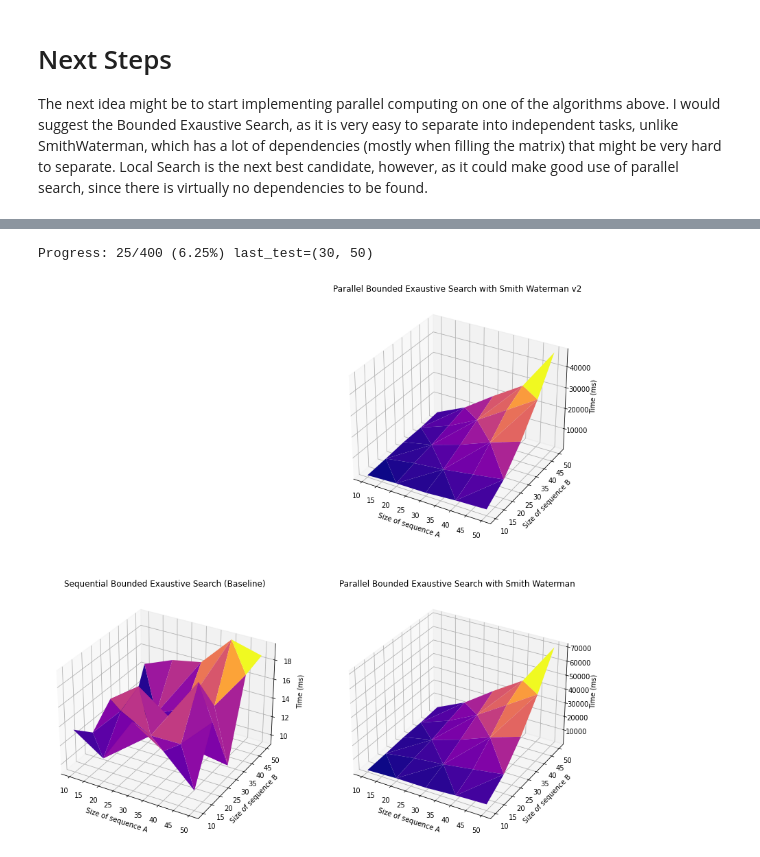
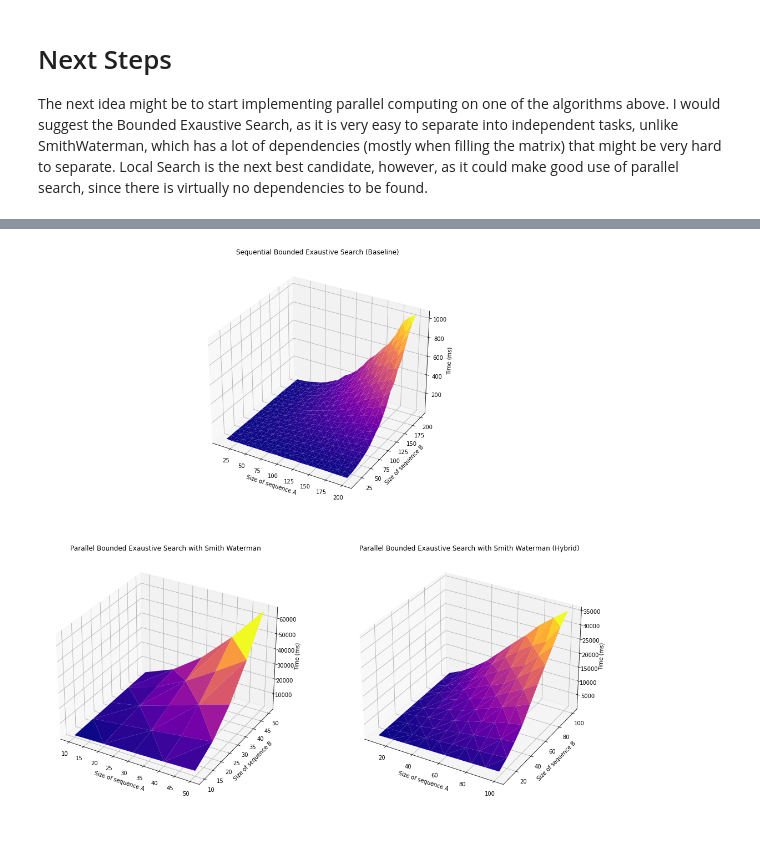
Before and after one commit to CEDipEngineering/Supercomp, a Jupyter notebook: DNAProject/analyser.ipynb, the cells around one changed output, grey strips where cells are left out. Cells and saved outputs as stored; diff of their text form; code cells hidden in the pictures.

Commit message:
Experiments run.

```diff
--- a/DNAProject/analyser.ipynb
+++ b/DNAProject/analyser.ipynb
@@ -56,3 +24,17 @@ def gen_seq(n, m):
+# %%
+import os
+import pandas as pd
+import time
+import subprocess
+import numpy as np
+import matplotlib.pyplot as plt
+import pickle
+from mpl_toolkits.mplot3d import Axes3D
+import random
+from analyser import Test
+
+with open('/home/user/Supercomp/DNAProject/cache.pickle', 'rb') as f:
+    time_dict = pickle.load(f)
 # %% [markdown]
 # Testing
 
@@ -291,40 +200,3 @@ ax.set_title('Parallel Local Search');
-# %%
-exe = ['Sequential/BoundedExaustiveSearch/main', 'Parallel/GPU/main', 'Parallel/GPU2/main']
-
-try:
-    with open('cache_par_gpu.pickle', 'rb') as f:
-        time_dict = pickle.load(f)
-except Exception:
-    time_dict = {}
-    for x in exe:
-        time_dict[x] = []
-    progress = 0
-    for i in test_list:
-        with open(i, 'r') as f:
-            r = f.read()
-        size_a, size_b = r.split('\n')[0:2]
-        size_a = int(size_a)
-        size_b = int(size_b)
-        sub_list = []
-        repeats = 3
-        if exe != 'Parallel/GPU2/main':
-            if size_a > 50 or size_b > 50:
-                continue
-        for ex in exe:
-            for _ in range(repeats):
-                start=time.perf_counter()
-                subprocess.run(['./'+ex], input=r, text=True, capture_output=True)
-                end=time.perf_counter()
-                sub_list.append((end-start)*1000)
-                # print(f"File {ex} took {(end-start)*1000000:0.2f}us to run on input {i}")
-            time_dict[ex].append(Test(i, size_a, size_b, np.mean(sub_list)))
-        # print("Done with ", i)
-        progress += 1
-        print(f"\rProgress: {progress}/{len(test_list)} ({100*progress/len(test_list):.02f}%) last_test=({size_a}, {size_b})", end='\r')
-    with open('cache_par_gpu.pickle', 'wb') as f:
-        pickle.dump(time_dict, f)
-# %% [output]
-Progress: 25/400 (6.25%) last_test=(30, 50)
 # %%
 # Sequential Search
 experiment_list = list(map(lambda x: x.__dict__ ,time_dict['Sequential/BoundedExaustiveSearch/main']))
@@ -336,8 +208,8 @@ for d in experiment_list:
     for k,v in d.items():
         congregated[k].append(v)
 df = pd.DataFrame(congregated).sort_values('time',ascending=False).reset_index().drop('index', axis=1)
-fig = plt.figure(figsize=(14,29))
-ax = fig.add_subplot(121, projection='3d')
+fig = plt.figure(figsize=(18,18))
+ax = fig.add_subplot(211, projection='3d')
 ax.plot_trisurf(df['size_a'], df['size_b'], df['time'], cmap='plasma')
 ax.set_xlabel('Size of sequence A')
 ax.set_ylabel('Size of sequence B')
@@ -347,35 +219,35 @@ ax.set_title('Sequential Bounded Exaustive Search (Baseline)')
 # Parallel Search
 experiment_list = list(map(lambda x: x.__dict__ ,time_dict['Parallel/GPU/main']))
 experiment_list
 congregated = {}
 for k in list(experiment_list[0]):
     congregated[k] = []
 for d in experiment_list:
     for k,v in d.items():
         congregated[k].append(v)
 df = pd.DataFrame(congregated).sort_values('time',ascending=False).reset_index().drop('index', axis=1)
-ax = fig.add_subplot(122, projection='3d')
+ax = fig.add_subplot(223, projection='3d')
 ax.plot_trisurf(df['size_a'], df['size_b'], df['time'], cmap='plasma')
 ax.set_xlabel('Size of sequence A')
 ax.set_ylabel('Size of sequence B')
 ax.set_zlabel('Time (ms)')
 ax.set_title('Parallel Bounded Exaustive Search with Smith Waterman');
 
 # Parallel Search
-experiment_list = list(map(lambda x: x.__dict__ ,time_dict['Parallel/GPU2/main']))
+experiment_list = list(map(lambda x: x.__dict__ ,time_dict['Parallel/Hybrid/main']))
 experiment_list
 congregated = {}
 for k in list(experiment_list[0]):
     congregated[k] = []
 for d in experiment_list:
     for k,v in d.items():
         congregated[k].append(v)
 df = pd.DataFrame(congregated).sort_values('time',ascending=False).reset_index().drop('index', axis=1)
-ax = fig.add_subplot(222, projection='3d')
+ax = fig.add_subplot(224, projection='3d')
 ax.plot_trisurf(df['size_a'], df['size_b'], df['time'], cmap='plasma')
 ax.set_xlabel('Size of sequence A')
 ax.set_ylabel('Size of sequence B')
 ax.set_zlabel('Time (ms)')
-ax.set_title('Parallel Bounded Exaustive Search with Smith Waterman v2');
+ax.set_title('Parallel Bounded Exaustive Search with Smith Waterman (Hybrid)');
 # %% [output]
-[figure, old version]
+[figure, new version]
```
Also changed, not shown: parts of 5 cells of this notebook, 19 other files.
